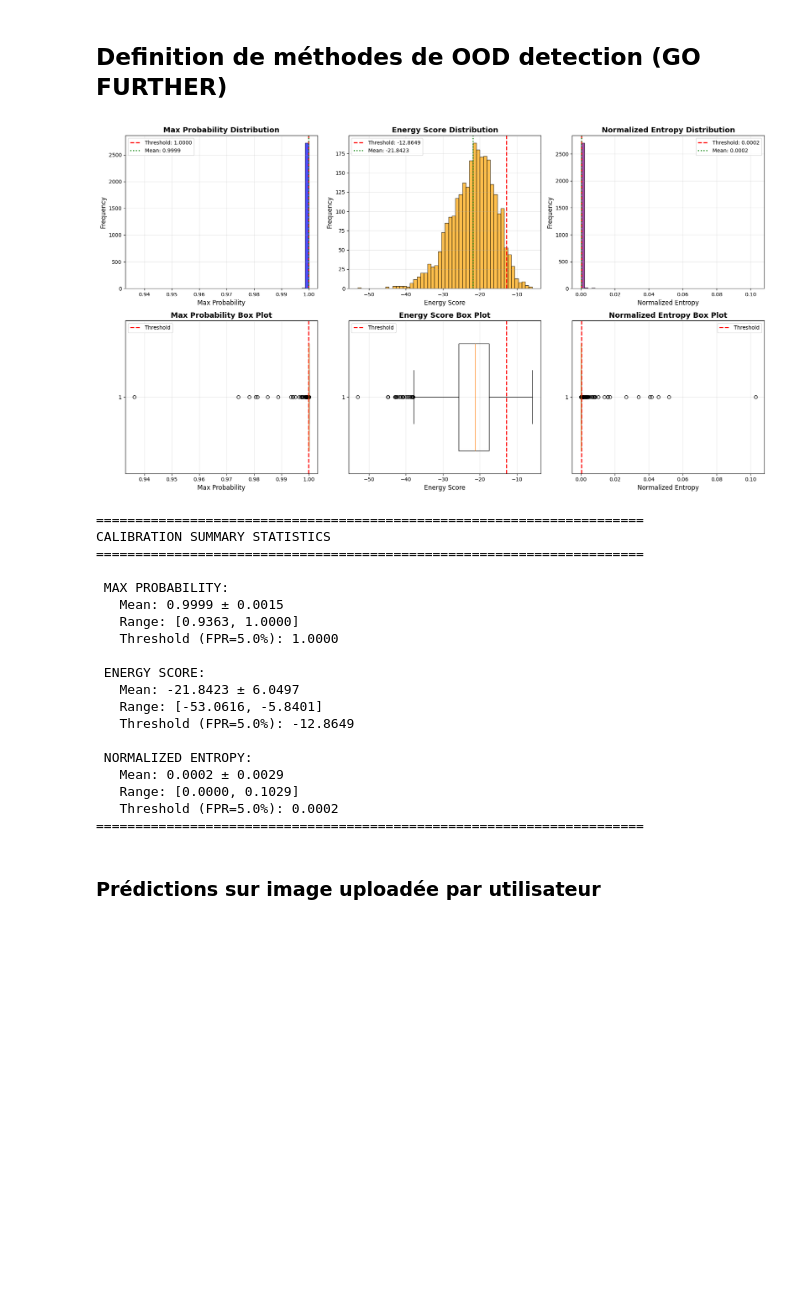
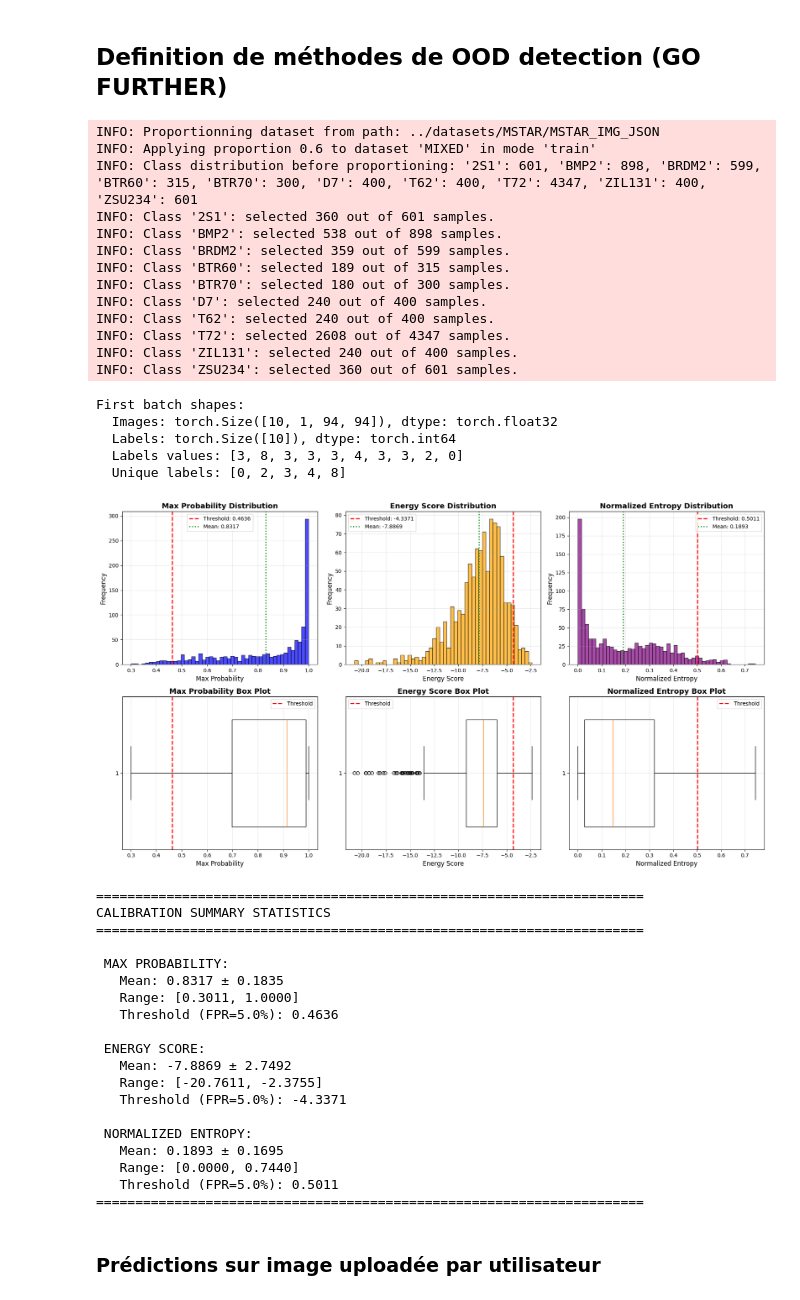
Before and after one commit to Tmqng/ATR-Code, a Jupyter notebook: notebooks/inference_notebook_AConvNet.ipynb, the cells around one changed output. Drawn from its saved outputs; the diff is of its cells as text; code cells hidden in the pictures; blank space fills up the shorter version.

Commit message:
fix aconvnet inference notebook

```diff
--- a/notebooks/inference_notebook_AConvNet.ipynb
+++ b/notebooks/inference_notebook_AConvNet.ipynb
@@ -255,5 +253,5 @@ KeyboardInterrupt:
 # %%
-best_path = f'/home/mqtho/ATR-Code/notebooks/{experiment_path}/model-020.pth'
+best_path = f'/home/mqtho/ATR-Code/notebooks/{experiment_path}/model-015.pth'
 m.load(best_path)
 # %% [markdown]
 ### Métriques et Matrice de confusion
@@ -592,36 +579,61 @@ def plot_ood_distributions(max_probs, energies, normalized_entropies, thresholds
     print(f"   Threshold (FPR={thresholds.get('target_fpr', 0.05)*100:.1f}%): {thresholds['entropy_threshold']:.4f}")
     print("="*70 + "\n")
 # %%
-train_set = load_dataset(dataset_path, True, config['dataset'], 10, proportion=config.get('proportion'))
+transform = torchvision.transforms.Compose(
+            [
+                preprocess.RandomCrop(94),
+                torchvision.transforms.Lambda(lambda x: x / 255.0),
+            ]
+)
 
-thresholds = calibrate_ood_thresholds(m, train_set, m.device, save_plots=True)
+train_set, val_set = load.load_dataset(dataset_path, True, transform, config['dataset'], 10, proportion=config.get('proportion'), augment=False)
 
-# display(thresholds)
+thresholds = calibrate_ood_thresholds(m, val_set, m.device, save_plots=True)
 
 CONFIDENCE_THRESHOLD = thresholds['confidence_threshold'] # Adjust based on your validation
 ENERGY_THRESHOLD = thresholds['energy_threshold'] # Adjust based on your validation
+
+
 # CONFIDENCE_THRESHOLD = 0.8
 # ENERGY_THRESHOLD = -9.0
 # %% [output]
+INFO: Proportionning dataset from path: ../datasets/MSTAR/MSTAR_IMG_JSON
+INFO: Applying proportion 0.6 to dataset 'MIXED' in mode 'train'
+INFO: Class distribution before proportioning: '2S1': 601, 'BMP2': 898, 'BRDM2': 599, 'BTR60': 315, 'BTR70': 300, 'D7': 400, 'T62': 400, 'T72': 4347, 'ZIL131': 400, 'ZSU234': 601
+INFO: Class '2S1': selected 360 out of 601 samples.
+INFO: Class 'BMP2': selected 538 out of 898 samples.
+INFO: Class 'BRDM2': selected 359 out of 599 samples.
+INFO: Class 'BTR60': selected 189 out of 315 samples.
+INFO: Class 'BTR70': selected 180 out of 300 samples.
+INFO: Class 'D7': selected 240 out of 400 samples.
+INFO: Class 'T62': selected 240 out of 400 samples.
+INFO: Class 'T72': selected 2608 out of 4347 samples.
+INFO: Class 'ZIL131': selected 240 out of 400 samples.
+INFO: Class 'ZSU234': selected 360 out of 601 samples.
+First batch shapes:
+  Images: torch.Size([10, 1, 94, 94]), dtype: torch.float32
+  Labels: torch.Size([10]), dtype: torch.int64
+  Labels values: [3, 8, 3, 3, 3, 4, 3, 3, 2, 0]
+  Unique labels: [0, 2, 3, 4, 8]
-[figure, old version]
+[figure, new version]
-======================================================================
-CALIBRATION SUMMARY STATISTICS
-======================================================================
-
- MAX PROBABILITY:
-   Mean: 0.9999 ± 0.0015
-   Range: [0.9363, 1.0000]
-   Threshold (FPR=5.0%): 1.0000
-
- ENERGY SCORE:
-   Mean: -21.8423 ± 6.0497
-   Range: [-53.0616, -5.8401]
-   Threshold (FPR=5.0%): -12.8649
-
- NORMALIZED ENTROPY:
-   Mean: 0.0002 ± 0.0029
-   Range: [0.0000, 0.1029]
-   Threshold (FPR=5.0%): 0.0002
-======================================================================
+======================================================================
+CALIBRATION SUMMARY STATISTICS
+======================================================================
+
+ MAX PROBABILITY:
+   Mean: 0.8317 ± 0.1835
+   Range: [0.3011, 1.0000]
+   Threshold (FPR=5.0%): 0.4636
+
+ ENERGY SCORE:
+   Mean: -7.8869 ± 2.7492
+   Range: [-20.7611, -2.3755]
+   Threshold (FPR=5.0%): -4.3371
+
+ NORMALIZED ENTROPY:
+   Mean: 0.1893 ± 0.1695
+   Range: [0.0000, 0.7440]
+   Threshold (FPR=5.0%): 0.5011
+======================================================================
 # %% [markdown]
 ### Prédictions sur image uploadée par utilisateur
```
Also changed, not shown: parts of 7 cells of this notebook.
